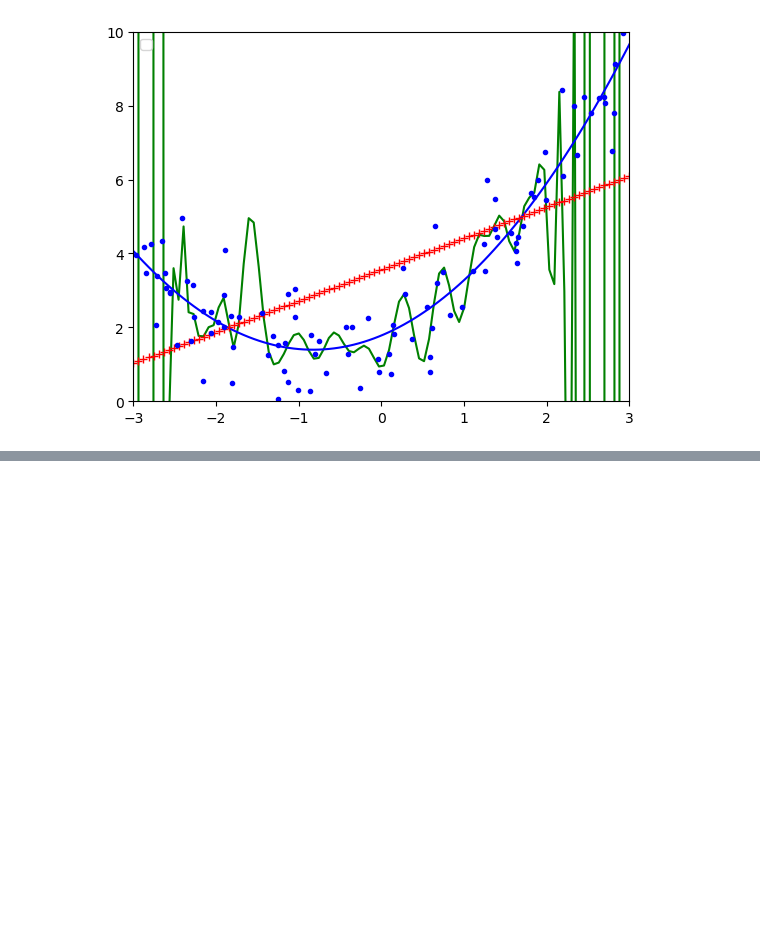
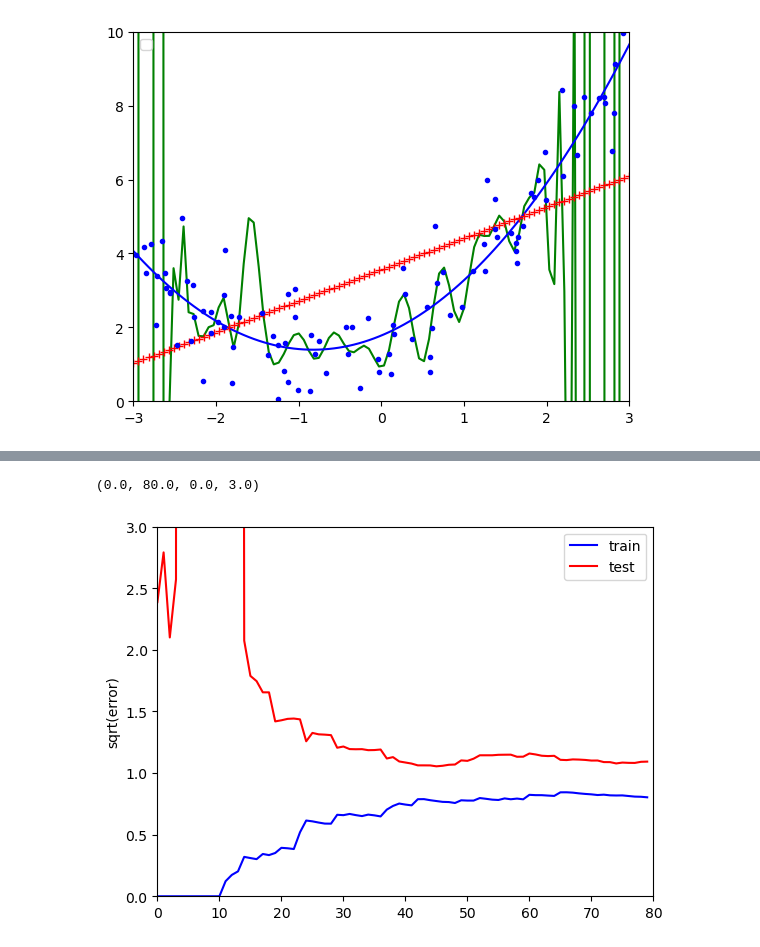
Before and after one commit to yogeshsoni92/Data-Science-Projects, a Jupyter notebook: DS Concepts/linear_regression.ipynb, the cells around one changed output, grey strips where cells are left out. Cells and saved outputs as stored; diff of their text form; code cells hidden in the pictures; blank space fills up the shorter version.

```diff
--- a/DS Concepts/linear_regression.ipynb
+++ b/DS Concepts/linear_regression.ipynb
@@ -306,0 +329,11 @@ No artists with labels found to put in legend.  Note that artists whose label st
+# %%
+polynomial_regression = Pipeline([
+    ('poly_reg', PolynomialFeatures(degree=10, include_bias=False)),
+    ('lin_reg', LinearRegression())
+])
+# %%
+plot_learning_curve(polynomial_regression, X, y)
+plt.axis([0, 80, 0, 3])
+# %% [output]
+(0.0, 80.0, 0.0, 3.0)
+[figure, added]
```
Also changed, not shown: parts of 4 cells of this notebook.
